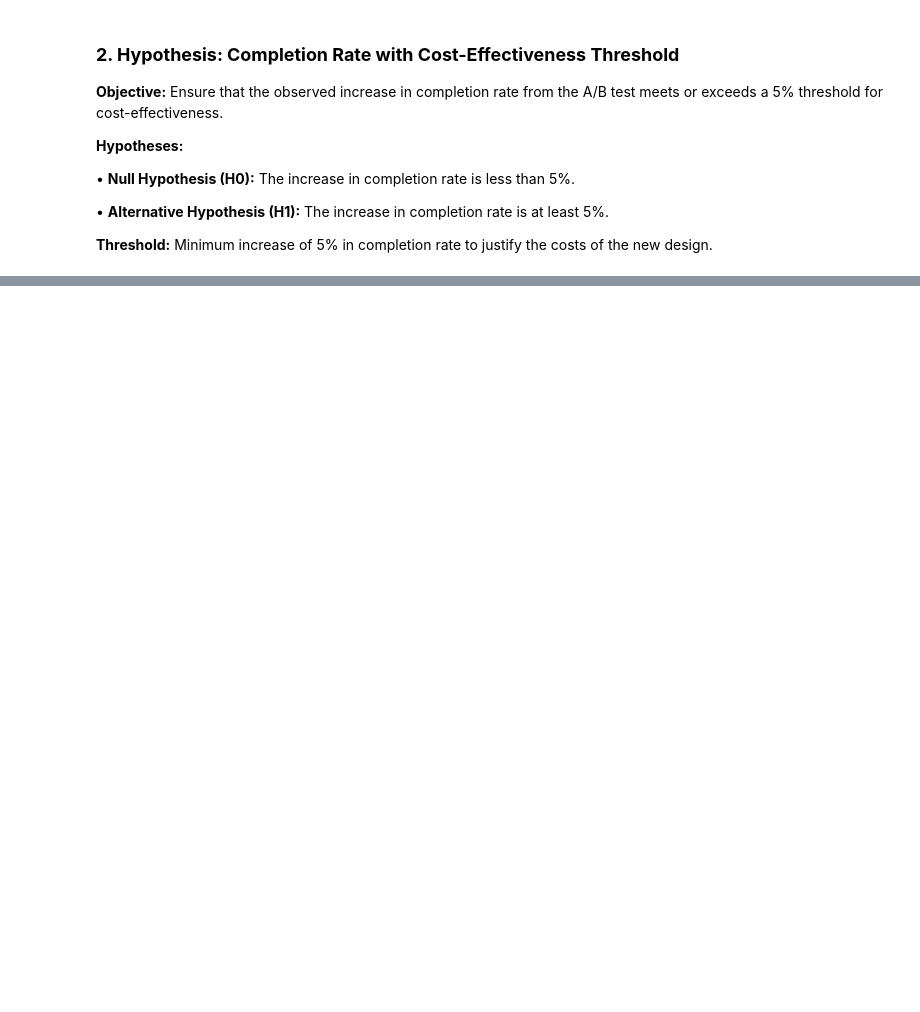
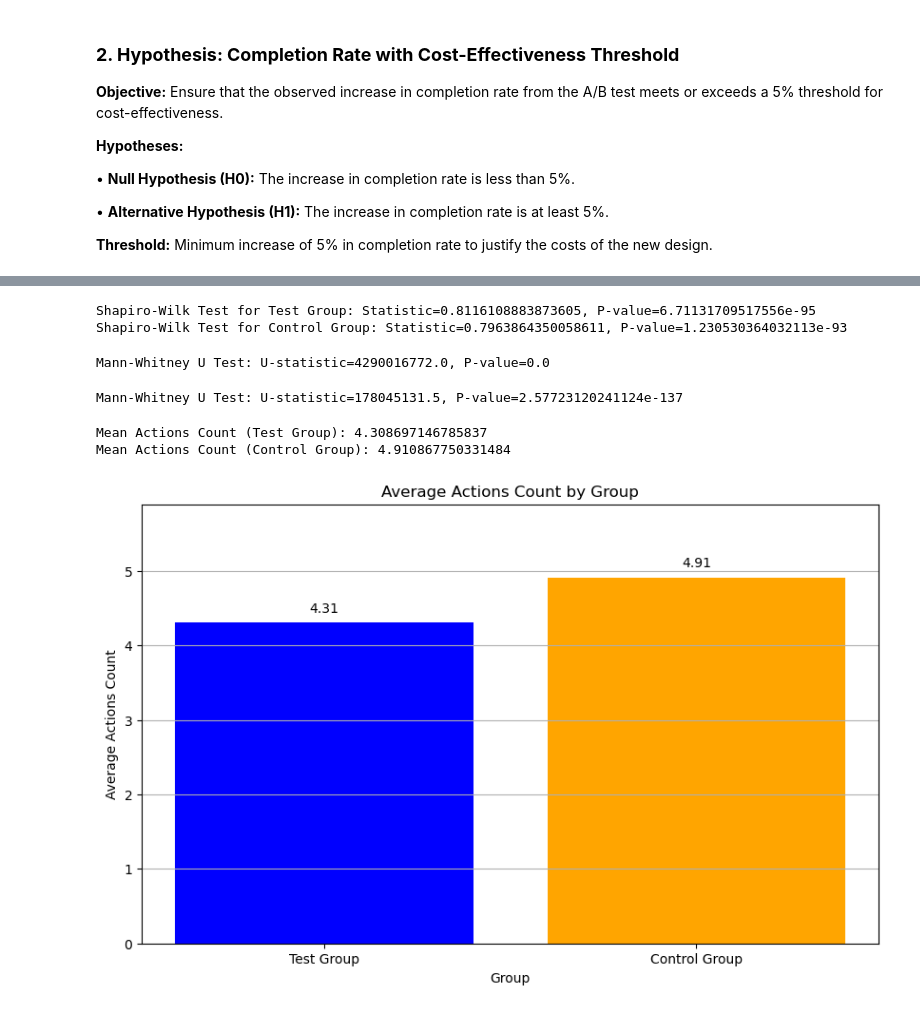
Before and after one commit to AlexRibeiro95/Vanguard-EDA, a Jupyter notebook: data/hypothesis_testing/hypothesis_testing.ipynb, the cells around one changed output, grey strips where cells are left out. Cells and saved outputs as stored; diff of their text form; code cells hidden in the pictures; blank space fills up the shorter version.

```diff
--- a/data/hypothesis_testing/hypothesis_testing.ipynb
+++ b/data/hypothesis_testing/hypothesis_testing.ipynb
@@ -112,0 +296,76 @@ Conclusion:
+# %%
+from scipy.stats import shapiro
+
+# Shapiro-Wilk test for normality
+shapiro_test_test_group = shapiro(df_test['actions_count'])
+shapiro_test_control_group = shapiro(df_control['actions_count'])
+
+print(f"Shapiro-Wilk Test for Test Group: Statistic={shapiro_test_test_group.statistic}, P-value={shapiro_test_test_group.pvalue}")
+print(f"Shapiro-Wilk Test for Control Group: Statistic={shapiro_test_control_group.statistic}, P-value={shapiro_test_control_group.pvalue}")
+# %% [output]
+Shapiro-Wilk Test for Test Group: Statistic=0.8116108883873605, P-value=6.71131709517556e-95
+Shapiro-Wilk Test for Control Group: Statistic=0.7963864350058611, P-value=1.230530364032113e-93
+# %%
+from scipy.stats import mannwhitneyu
+
+# Perform Mann-Whitney U test
+u_stat, p_value = mannwhitneyu(test_data['actions_count'], control_data['actions_count'], alternative='two-sided')
+print(f"Mann-Whitney U Test: U-statistic={u_stat}, P-value={p_value}")
+# %% [output]
+Mann-Whitney U Test: U-statistic=4290016772.0, P-value=0.0
+# %%
+df_control = control_data.copy()
+df_test = test_data.copy()
+# %%
+# Aggregate actions count for each customer
+df_control_agg = df_control.groupby('client_id').size().reset_index(name='actions_count')
+df_test_agg = df_test.groupby('client_id').size().reset_index(name='actions_count')
+# %%
+# Ensure reproducibility
+random_state = 42
+
+# Determine the smaller size
+min_size = min(len(df_control_agg), len(df_test_agg))
+
+# Randomly sample from both groups
+df_control_sample = df_control_agg.sample(n=min_size, random_state=random_state)
+df_test_sample = df_test_agg.sample(n=min_size, random_state=random_state)
+# %%
+from scipy.stats import mannwhitneyu
+
+# Perform Mann-Whitney U test
+u_stat, p_value = mannwhitneyu(df_test_sample['actions_count'], df_control_sample['actions_count'], alternative='two-sided')
+print(f"Mann-Whitney U Test: U-statistic={u_stat}, P-value={p_value}")
+# %% [output]
+Mann-Whitney U Test: U-statistic=178045131.5, P-value=2.57723120241124e-137
+# %%
+# Calculate the mean actions count for each group
+mean_actions_test = df_test_sample['actions_count'].mean()
+mean_actions_control = df_control_sample['actions_count'].mean()
+
+print(f"Mean Actions Count (Test Group): {mean_actions_test}")
+print(f"Mean Actions Count (Control Group): {mean_actions_control}")
+# %% [output]
+Mean Actions Count (Test Group): 4.308697146785837
+Mean Actions Count (Control Group): 4.910867750331484
+# %%
+# Data for the bar plot
+groups = ['Test Group', 'Control Group']
+mean_actions = [mean_actions_test, mean_actions_control]
+
+# Create the bar plot
+plt.figure(figsize=(10, 6))
+plt.bar(groups, mean_actions, color=['blue', 'orange'])
+plt.title('Average Actions Count by Group')
+plt.xlabel('Group')
+plt.ylabel('Average Actions Count')
+plt.ylim(0, max(mean_actions) * 1.2)  # Setting y-axis limit slightly above the highest value for clarity
+plt.grid(axis='y')
+
+# Add the exact mean values on top of the bars
+for i, v in enumerate(mean_actions):
+    plt.text(i, v + 0.1, f"{v:.2f}", ha='center', va='bottom')
+
+plt.show()
+# %% [output]
+[figure, added]
```
Also changed, not shown: parts of 22 cells of this notebook, 4 other files.
